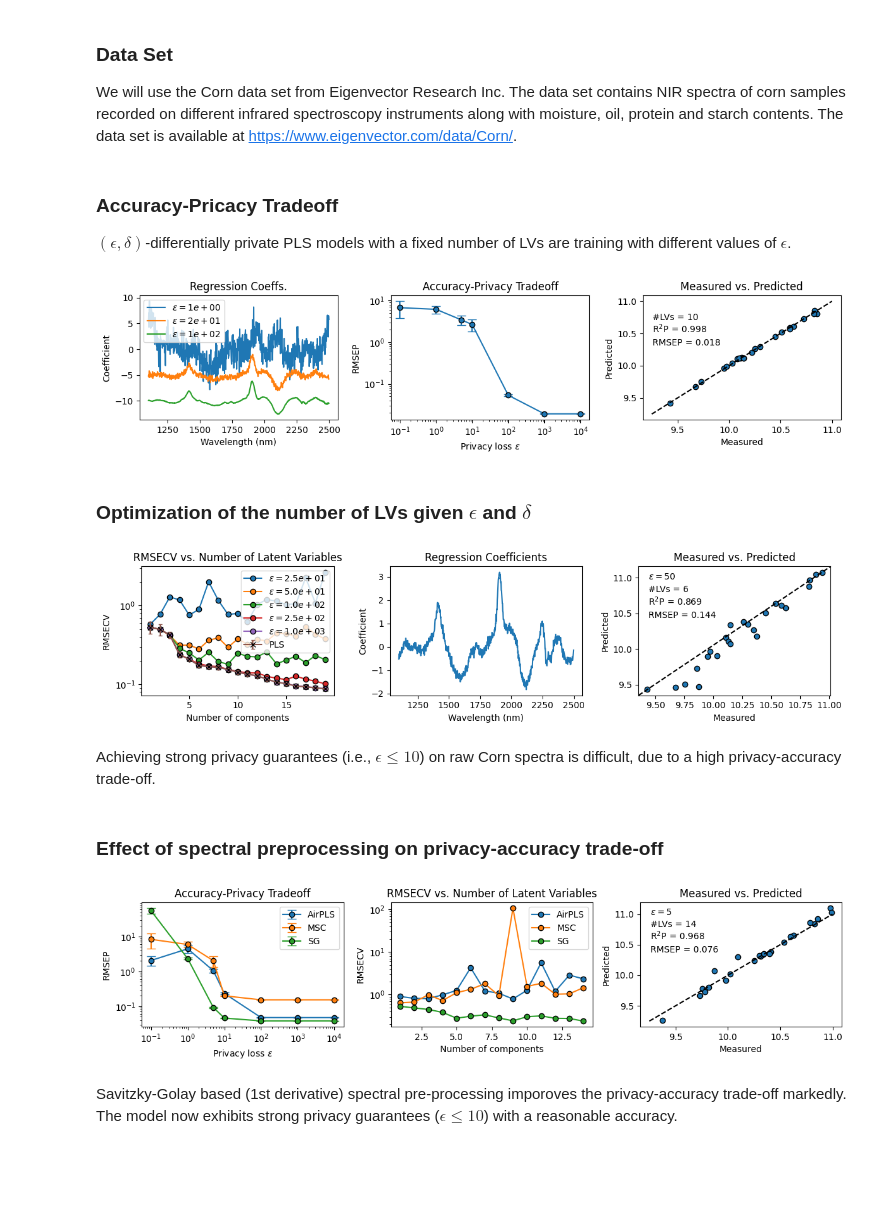
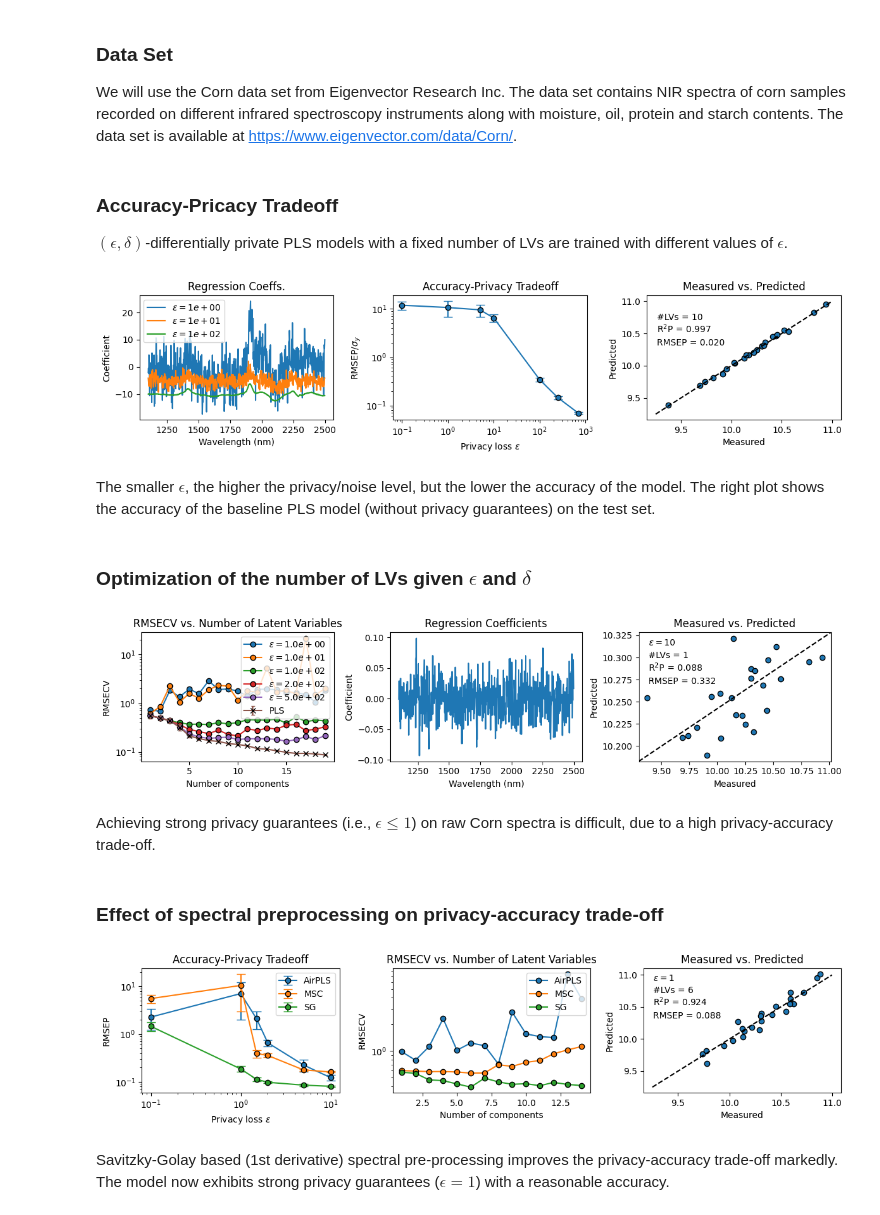
Before and after one commit to B-Analytics/di-PLS, a Jupyter notebook: notebooks/demo_edPLS.ipynb, the cells around one changed output. Drawn from its saved outputs; the diff is of its cells as text; code cells hidden in the pictures; blank space fills up the shorter version.

Commit message:
Sensitivity and noise variance calculations updated, documenation updated, tests passed

```diff
--- a/notebooks/demo_edPLS.ipynb
+++ b/notebooks/demo_edPLS.ipynb
@@ -52,16 +33,17 @@ data = sio.loadmat('../data/corn.mat')
 # Spectra & Reference values
 X = data['m5spec'][0][0]['data']
 y = data['propvals'][0][0]['data'][:, 0].reshape(-1, 1)
+sy = np.std(y)
 
 # Wavelengths
 wn = data['m5spec'][0][0][9][1][0][0]
 # %% [markdown]
 ### Accuracy-Pricacy Tradeoff
 
-$(\epsilon, \delta)$-differentially private PLS models with a fixed number of LVs are training with different values of $\epsilon$.
+$(\epsilon, \delta)$-differentially private PLS models with a fixed number of LVs are trained with different values of $\epsilon$.
 # %%
 # Preliminaries
-eps = [1, 25, 100]                             # epsilon values
+eps = [1, 10, 100]                             # epsilon values
 bo = 0                                         # baseline offset for plotting
 ncomps=10                                      # number of components
 
@@ -77,7 +59,7 @@ plt.subplot(131)
 # Loop over epsilon values
 for i in eps:
 
-    m = EDPLS(ncomps, epsilon=i, delta=0.05)
+    m = EDPLS(ncomps, epsilon=i, delta=0.01)
     m.fit(X_train, y_train)
 
     # Compute RMSEP
@@ -100,11 +82,10 @@ plt.subplot(132)
 # Define the number of repetitions
 num_repetitions = 100
 
-eps = [0.1, 1, 5, 10, 100, 1000, 10000]
+eps = [0.1, 1, 5, 10, 100, 250, 700]
 
 # Initialize arrays to store results
 rmsep_results = np.zeros((num_repetitions, len(eps)))
-yvar_results = np.zeros((num_repetitions, len(eps)))
 
 # Repeat the experiment 100 times
 for rep in range(num_repetitions):
@@ -114,12 +95,12 @@ for rep in range(num_repetitions):
 
     RMSEP = []
     for i, epsilon in enumerate(eps):
-        m = EDPLS(ncomps, epsilon=epsilon, delta=0.05)
+        m = EDPLS(ncomps, epsilon=epsilon, delta=0.01)
         m.fit(X_train, y_train)
 
         # Compute RMSEP
         ypred = m.predict(X_test)
-        rmsep = np.sqrt(rmse(y_test, ypred))
+        rmsep = np.sqrt(rmse(y_test, ypred))/sy
         RMSEP.append(rmsep)
 
     # Store results for this repetition
@@ -138,7 +119,7 @@ orange = default_colors[1]
 r = plt.errorbar(eps, rmsep_mean, yerr=rmsep_std, fmt='o-', capsize=5, label='RMSEP', color=blue, mec='k')
 #r = plt.plot(eps, rmsep_mean, 'o-', label='RMSEP', color=blue, mec='k')
 plt.xlabel('Privacy loss $\epsilon$')
-plt.ylabel('RMSEP')
+plt.ylabel(f'RMSEP/$\sigma_y$')
 plt.title('RMSEP vs. $\epsilon$')
 plt.semilogx()
 plt.semilogy()
@@ -171,16 +152,19 @@ plt.tight_layout()
 
 plt.show()
 # %% [output]
-[figure, old version]
+[figure, new version]
+# %% [markdown]
+The smaller $\epsilon$, the higher the privacy/noise level, but the lower the accuracy of the model. The right plot shows the accuracy of the baseline PLS model (without privacy guarantees) on the test set.
 # %% [markdown]
 ### Optimization of the number of LVs given $\epsilon$ and $\delta$
 # %%
 # Define the range of epsilon values
-epsilon_values = [25, 50, 100, 250, 1000]
+epsilon_values = [1, 10, 100, 200, 500]
+delta = 0.001
 
 results = {}
 
-model = EDPLS(8, epsilon=1, delta=0.05)
+model = EDPLS(8, epsilon=1, delta=delta)
 
 # Define the parameter grid
 param_grid = {
@@ -193,7 +177,7 @@ plt.subplot(131)
 for epsilon in epsilon_values:
 
     # Initialize the model with the current epsilon
-    model = EDPLS(8, epsilon=epsilon, delta=0.05)
+    model = EDPLS(8, epsilon=epsilon, delta=delta)
 
     # Define the GridSearchCV object
     gs = GridSearchCV(model, param_grid, cv=10, scoring='neg_root_mean_squared_error')
@@ -241,45 +225,45 @@ plt.semilogy()
 plt.title('RMSECV vs. Number of Latent Variables')
 plt.legend(loc='upper right')
 
-### EDPLS model with epsilon = 100
-epsilon = 50
+### EDPLS model with epsilon = 200
+epsilon = 10
 ncomps =  int(np.where(-results[epsilon]['mean_test_score'] == np.min(-results[epsilon]['mean_test_score']))[0] + 1)
 
-m = EDPLS(ncomps, epsilon=epsilon, delta=0.05)
+m = EDPLS(ncomps, epsilon=epsilon, delta=delta)
 m.fit(X_train, y_train)
 
 # Compute RMSEP
 ypred = m.predict(X_test)
 rmsep = np.sqrt(rmse(y_test, ypred))
 r2p = r2_score(y_test, ypred)
 
 
 # Plot the regression coefficients
 plt.subplot(132)
 plt.plot(wn, m.coef_)
 plt.xlabel('Wavelength (nm)')
 plt.ylabel('Coefficient')
 plt.title('Regression Coefficients')
 
 # Measured vs. Predicted plot
 plt.subplot(133)
 plt.scatter(y_test, ypred, edgecolors='k')
 
 # Annotate the plot
 plt.annotate(f'$\epsilon = {epsilon}$', (0.05, 0.9), xycoords='axes fraction')
 plt.annotate(f'#LVs = {ncomps}', (0.05, 0.8), xycoords='axes fraction')
 plt.annotate(f'R$^2$P = {r2p:.3f}', (0.05, 0.7), xycoords='axes fraction')
 plt.annotate(f'RMSEP = {rmsep:.3f}', (0.05, 0.6), xycoords='axes fraction')
 
 plt.plot([0, 1], [0, 1], 'k--', transform=plt.gca().transAxes)
 plt.xlabel('Measured')
 plt.ylabel('Predicted')
 plt.title('Measured vs. Predicted')
 plt.tight_layout()
 # %% [output]
-[figure, old version]
+[figure, new version]
 # %% [markdown]
-Achieving strong privacy guarantees (i.e., $\epsilon \leq  10$) on raw Corn spectra is difficult, due to a high privacy-accuracy trade-off.
+Achieving strong privacy guarantees (i.e., $\epsilon \leq  1$) on raw Corn spectra is difficult, due to a high privacy-accuracy trade-off.
 # %% [markdown]
 ### Effect of spectral preprocessing on privacy-accuracy trade-off
 # %%
@@ -290,15 +274,16 @@ X_airpls = airpls.fit_transform(X)
 msc = MultiplicativeScatterCorrection()                                     # Multiplicative scatter correction
 X_msc = msc.fit_transform(X)
 
-sg = SavitzkyGolay(window_size=15, polynomial_order=2, derivate_order=1)    # Savitzky-Golay derivative
+sg = SavitzkyGolay(window_size=25, polynomial_order=2, derivate_order=2)    # Savitzky-Golay first derivative
 X_sg = sg.fit_transform(X)
 
 datasets = {'AirPLS': X_airpls, 'MSC': X_msc, 'SG': X_sg}
 
 # Define the number of repetitions
-num_repetitions = 100
+num_repetitions = 10
 
-eps = [0.1, 1, 5, 10, 100, 1000, 10000]
+eps = [0.1, 1, 1.5, 2, 5, 10]
+delta = 0.05
 ncomps = 7
 
 plt.figure(figsize=(12, 3))
@@ -316,7 +301,7 @@ for dataset_name, X_transformed in datasets.items():
 
         RMSEP = []
         for i, epsilon in enumerate(eps):
-            m = EDPLS(ncomps, epsilon=epsilon, delta=0.05)
+            m = EDPLS(ncomps, epsilon=epsilon, delta=delta)
             m.fit(X_train, y_train)
 
             # Compute RMSEP
@@ -351,10 +336,10 @@ plt.legend()
 # GridSearchCV for epsilon=1 for all datasets
 plt.subplot(132)
 
-epsilon=5
+epsilon=1
 
 results = {}
-model = EDPLS(8, epsilon=1, delta=0.05)
+model = EDPLS(8, epsilon=2, delta=delta)
 
 # Define the parameter grid
 param_grid = {
@@ -368,7 +353,7 @@ for dataset_name, X_transformed in datasets.items():
     X_train, X_test, y_train, y_test = train_test_split(X_transformed, y, test_size=0.3)
 
     # Initialize the model with the current epsilon
-    model = EDPLS(8, epsilon=epsilon, delta=0.05)
+    model = EDPLS(8, epsilon=epsilon, delta=delta)
 
     # Define the GridSearchCV object
     gs = GridSearchCV(model, param_grid, cv=10, scoring='neg_root_mean_squared_error')
@@ -401,10 +386,10 @@ plt.legend(loc='upper right')
 # at epsilon = 5 and optimal Nr of LVs
 plt.subplot(133)
 
-epsilon = 5
+epsilon = 1
 ncomps = int(np.where(-results['SG']['mean_test_score'] == np.min(-results['SG']['mean_test_score']))[0] + 1)
 
-m = EDPLS(ncomps, epsilon=epsilon, delta=0.05)
+m = EDPLS(ncomps, epsilon=epsilon, delta=delta)
 
 # Split the data into training and test sets
 X_train, X_test, y_train, y_test = train_test_split(X_sg, y, test_size=0.3)
@@ -428,6 +413,6 @@ plt.annotate(f'R$^2$P = {r2p:.3f}', (0.05, 0.7), xycoords='axes fraction')
 plt.annotate(f'RMSEP = {rmsep:.3f}', (0.05, 0.6), xycoords='axes fraction')
 plt.tight_layout()
 # %% [output]
-[figure, old version]
+[figure, new version]
 # %% [markdown]
-Savitzky-Golay based (1st derivative) spectral pre-processing imporoves the privacy-accuracy trade-off markedly. The model now exhibits strong privacy guarantees ($\epsilon \leq 10$) with a reasonable accuracy.
+Savitzky-Golay based (1st derivative) spectral pre-processing improves the privacy-accuracy trade-off markedly. The model now exhibits strong privacy guarantees ($\epsilon = 1$) with a reasonable accuracy.
```
Also changed, not shown: parts of 1 cell of this notebook, 25 other files.
